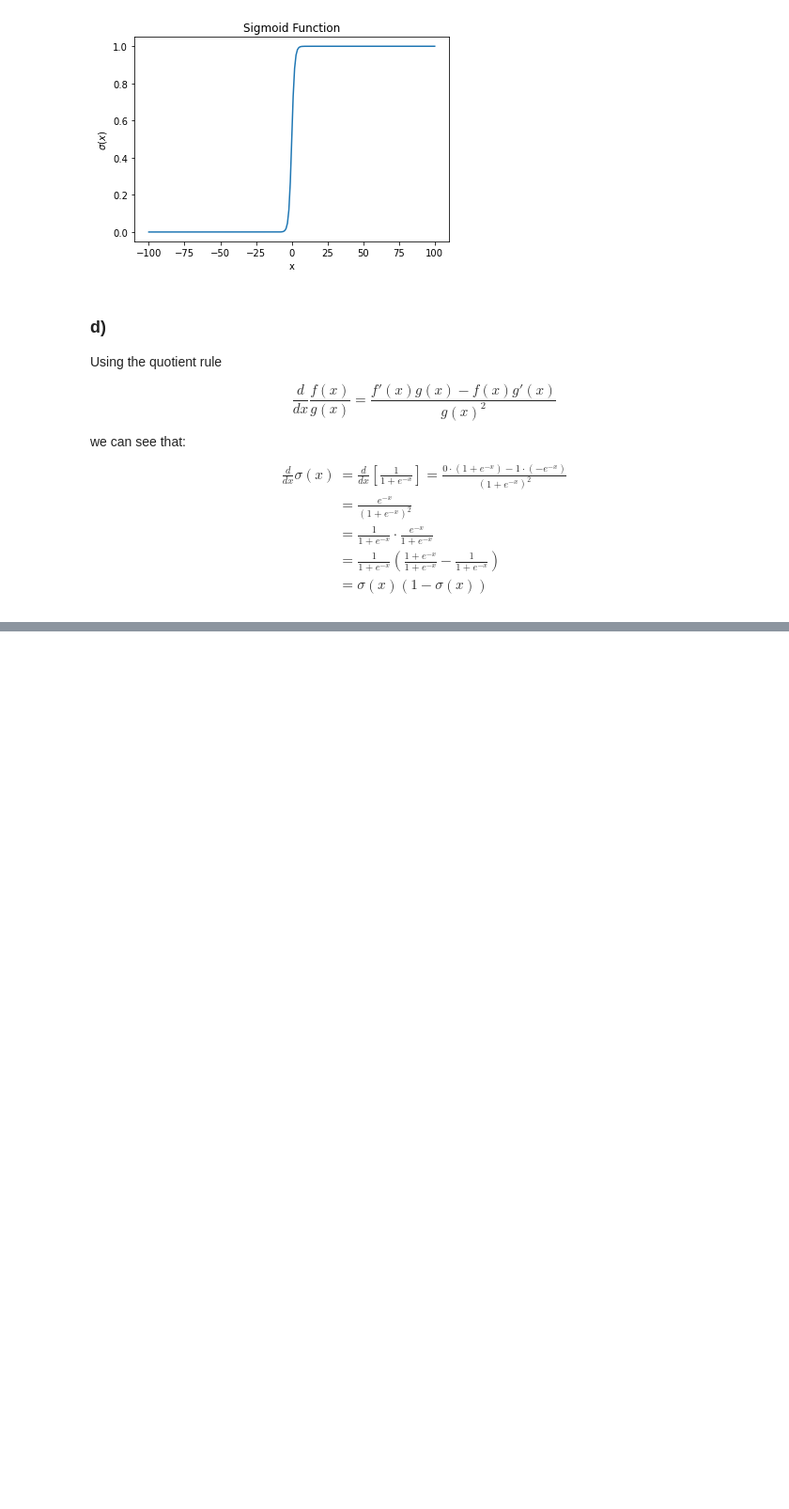
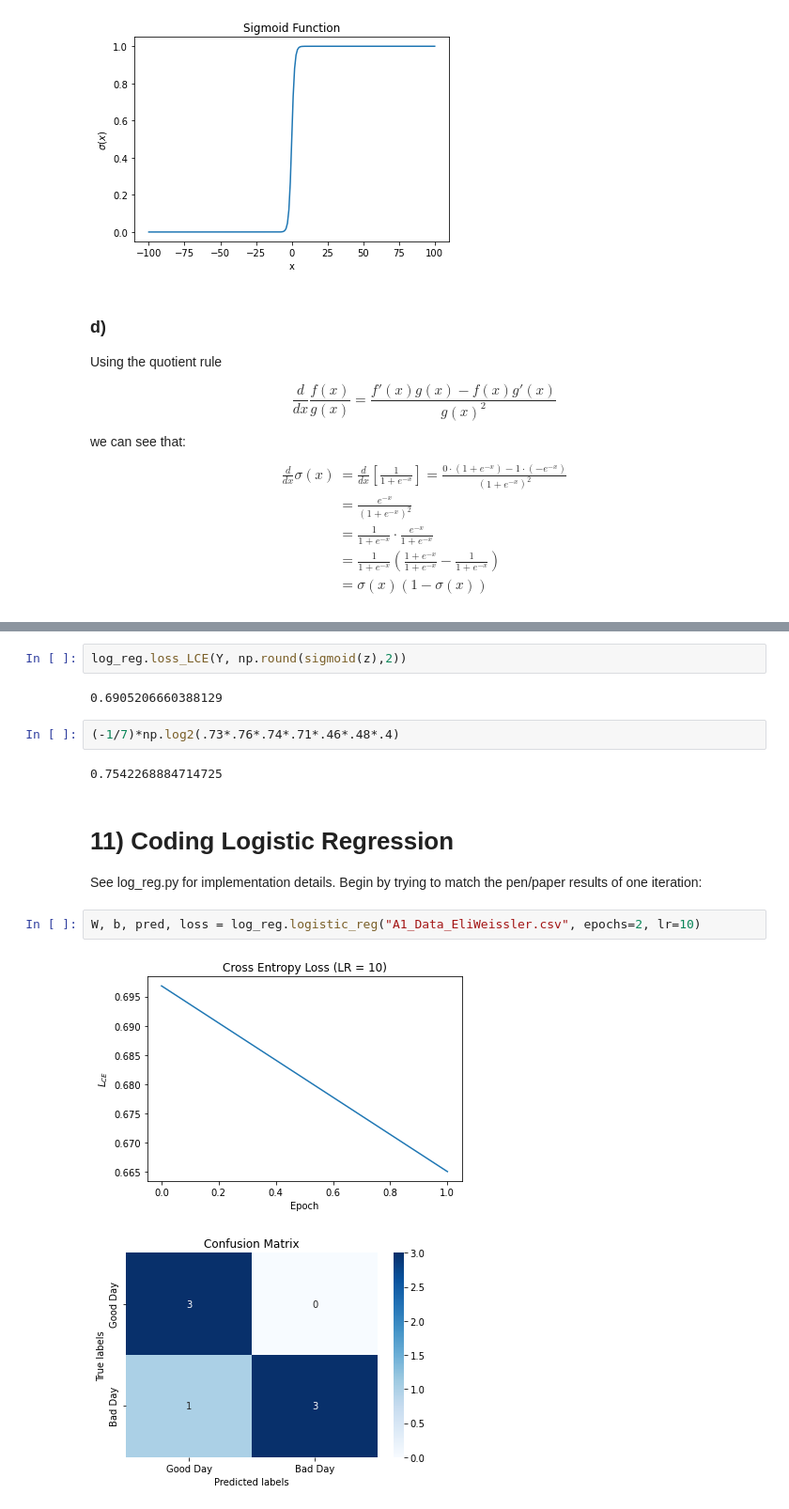
Before and after one commit to eliweissler/CSCI_5576_HW, a Jupyter notebook: assignment_1_logistic_regression/hw1.ipynb, the cells around one changed output, grey strips where cells are left out. Shown at 94% size. Drawn from its saved outputs; the diff is of its cells as text; blank space fills up the shorter version.

Commit message:
did the logistic regression

```diff
--- a/assignment_1_logistic_regression/hw1.ipynb
+++ b/assignment_1_logistic_regression/hw1.ipynb
@@ -142,0 +179,17 @@ $$
+# %%
+log_reg.loss_LCE(Y, np.round(sigmoid(z),2))
+# %% [output]
+0.6905206660388129
+# %%
+(-1/7)*np.log2(.73*.76*.74*.71*.46*.48*.4)
+# %% [output]
+0.7542268884714725
+# %% [markdown]
+# 11) Coding Logistic Regression
+
+See log_reg.py for implementation details. Begin by trying to match the pen/paper results of one iteration:
+# %%
+W, b, pred, loss = log_reg.logistic_reg("A1_Data_EliWeissler.csv", epochs=2, lr=10)
+# %% [output]
+[figure, added]
+[figure, added]
```
Also changed, not shown: parts of 20 cells of this notebook, 2 other files.
